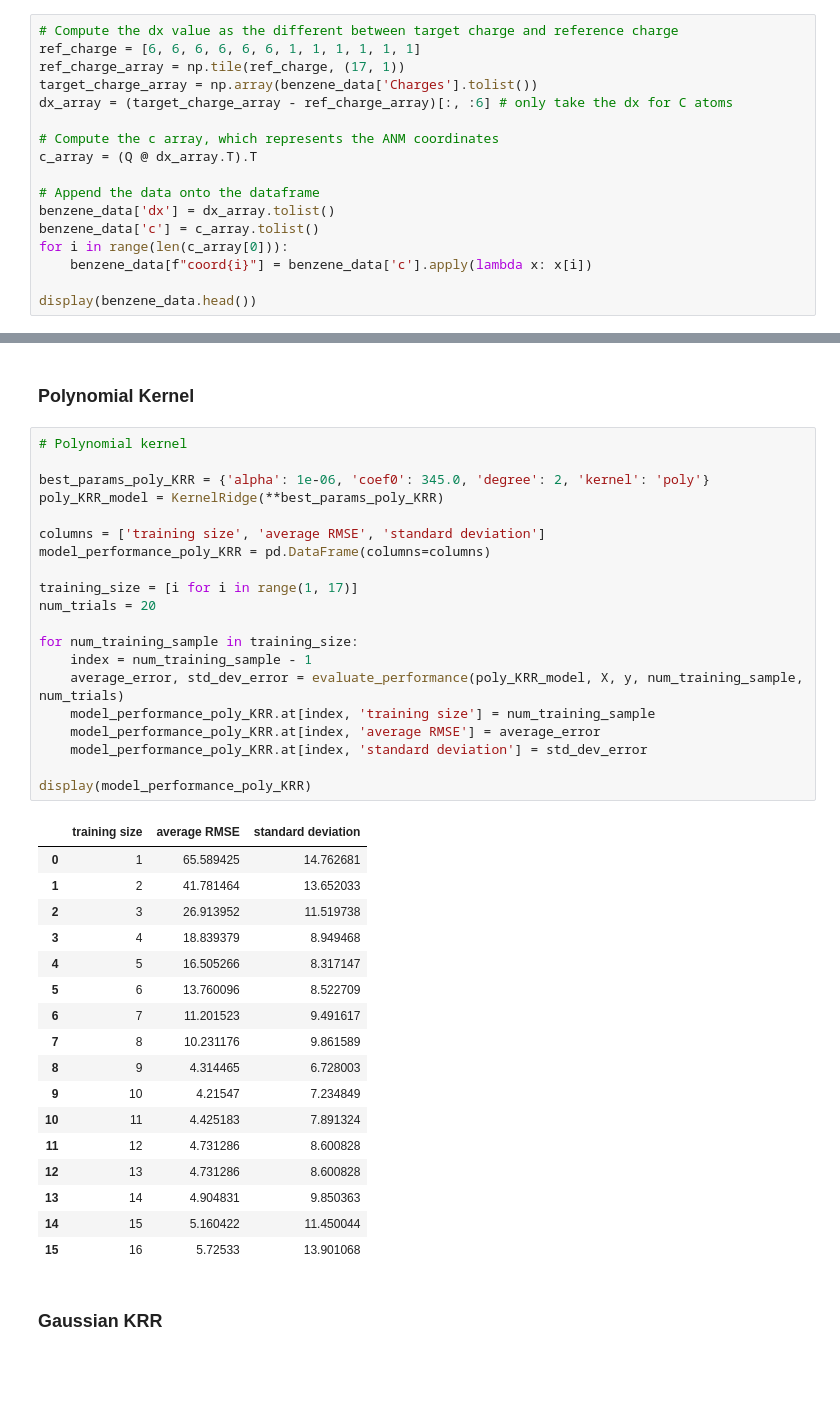
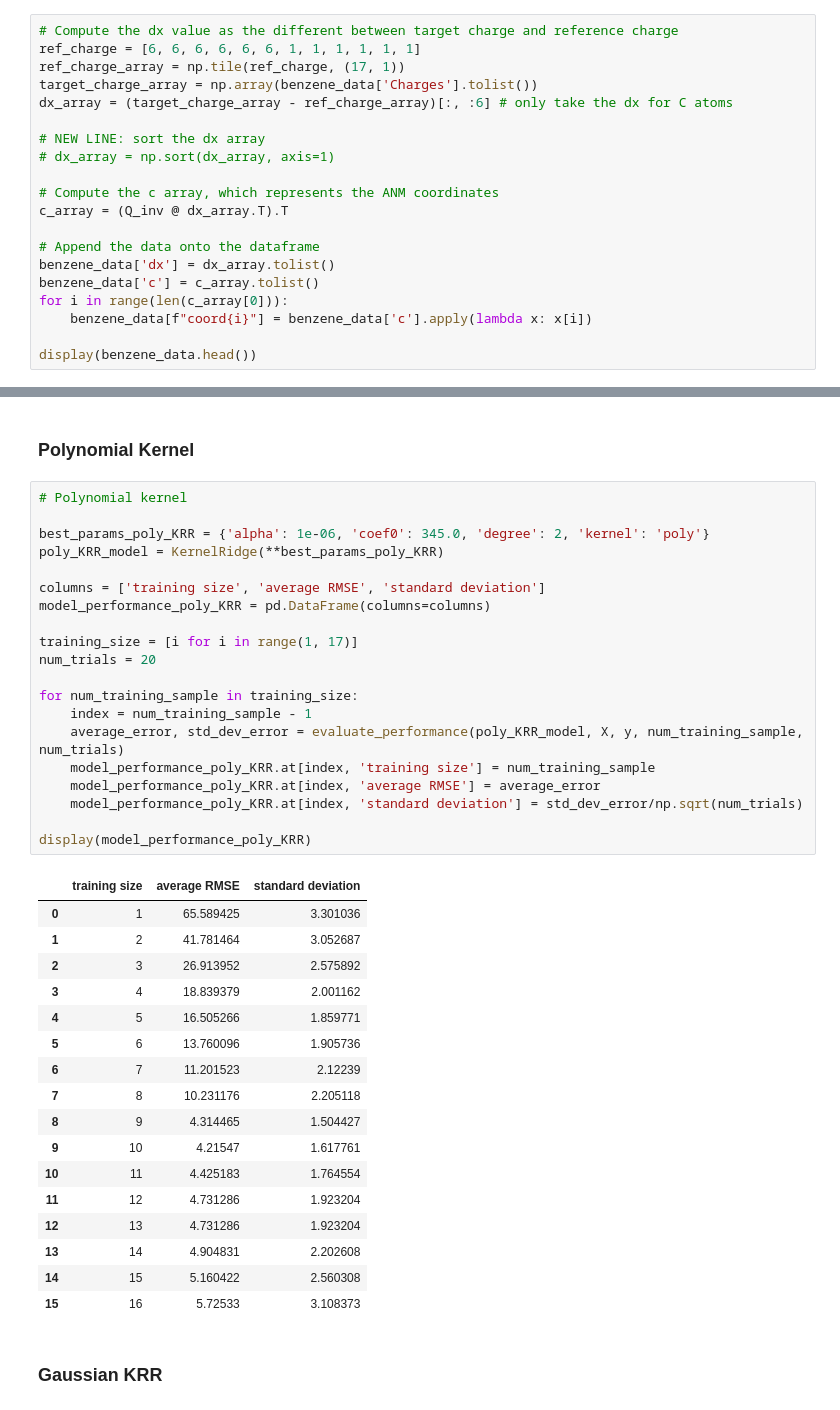
Before and after one commit to GabrielWu2004/Alchemical_Normal_Modes, a Jupyter notebook: ML_with_ANM/ML_code/ML_Benzene.ipynb, the cells around one changed output, grey strips where cells are left out. Cells and saved outputs as stored; diff of their text form; blank space fills up the shorter version.

```diff
--- a/ML_with_ANM/ML_code/ML_Benzene.ipynb
+++ b/ML_with_ANM/ML_code/ML_Benzene.ipynb
@@ -127,8 +127,11 @@ ref_charge_array = np.tile(ref_charge, (17, 1))
 target_charge_array = np.array(benzene_data['Charges'].tolist())
 dx_array = (target_charge_array - ref_charge_array)[:, :6] # only take the dx for C atoms
 
+# NEW LINE: sort the dx array
+# dx_array = np.sort(dx_array, axis=1)
+
 # Compute the c array, which represents the ANM coordinates
-c_array = (Q @ dx_array.T).T
+c_array = (Q_inv @ dx_array.T).T
 
 # Append the data onto the dataframe
 benzene_data['dx'] = dx_array.tolist()
@@ -794,41 +797,41 @@ def evaluate_performance(model, X, y, num_training_sample, num_trials):
 # %%
 # Polynomial kernel
 
 best_params_poly_KRR = {'alpha': 1e-06, 'coef0': 345.0, 'degree': 2, 'kernel': 'poly'}
 poly_KRR_model = KernelRidge(**best_params_poly_KRR)
 
 columns = ['training size', 'average RMSE', 'standard deviation']
 model_performance_poly_KRR = pd.DataFrame(columns=columns)
 
 training_size = [i for i in range(1, 17)]
 num_trials = 20
 
 for num_training_sample in training_size:
     index = num_training_sample - 1
     average_error, std_dev_error = evaluate_performance(poly_KRR_model, X, y, num_training_sample, num_trials)
     model_performance_poly_KRR.at[index, 'training size'] = num_training_sample
     model_performance_poly_KRR.at[index, 'average RMSE'] = average_error
-    model_performance_poly_KRR.at[index, 'standard deviation'] = std_dev_error
+    model_performance_poly_KRR.at[index, 'standard deviation'] = std_dev_error/np.sqrt(num_trials)
 
 display(model_performance_poly_KRR)
 # %% [output]
 |  | training size | average RMSE | standard deviation |
-| 0 | 1 | 65.589425 | 14.762681 |
-| 1 | 2 | 41.781464 | 13.652033 |
-| 2 | 3 | 26.913952 | 11.519738 |
-| 3 | 4 | 18.839379 | 8.949468 |
-| 4 | 5 | 16.505266 | 8.317147 |
-| 5 | 6 | 13.760096 | 8.522709 |
-| 6 | 7 | 11.201523 | 9.491617 |
-| 7 | 8 | 10.231176 | 9.861589 |
-| 8 | 9 | 4.314465 | 6.728003 |
-| 9 | 10 | 4.21547 | 7.234849 |
-| 10 | 11 | 4.425183 | 7.891324 |
-| 11 | 12 | 4.731286 | 8.600828 |
-| 12 | 13 | 4.731286 | 8.600828 |
-| 13 | 14 | 4.904831 | 9.850363 |
-| 14 | 15 | 5.160422 | 11.450044 |
-| 15 | 16 | 5.72533 | 13.901068 |
+| 0 | 1 | 65.589425 | 3.301036 |
+| 1 | 2 | 41.781464 | 3.052687 |
+| 2 | 3 | 26.913952 | 2.575892 |
+| 3 | 4 | 18.839379 | 2.001162 |
+| 4 | 5 | 16.505266 | 1.859771 |
+| 5 | 6 | 13.760096 | 1.905736 |
+| 6 | 7 | 11.201523 | 2.12239 |
+| 7 | 8 | 10.231176 | 2.205118 |
+| 8 | 9 | 4.314465 | 1.504427 |
+| 9 | 10 | 4.21547 | 1.617761 |
+| 10 | 11 | 4.425183 | 1.764554 |
+| 11 | 12 | 4.731286 | 1.923204 |
+| 12 | 13 | 4.731286 | 1.923204 |
+| 13 | 14 | 4.904831 | 2.202608 |
+| 14 | 15 | 5.160422 | 2.560308 |
+| 15 | 16 | 5.72533 | 3.108373 |
 # %% [markdown]
 ### Gaussian KRR ###
 # %%
```
Also changed, not shown: parts of 12 cells of this notebook, 5 other files.
